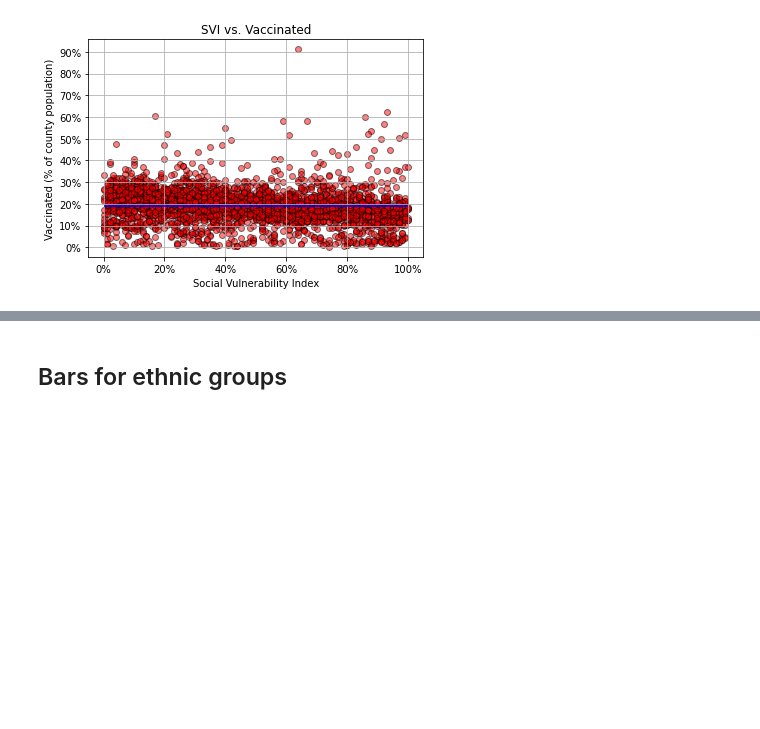
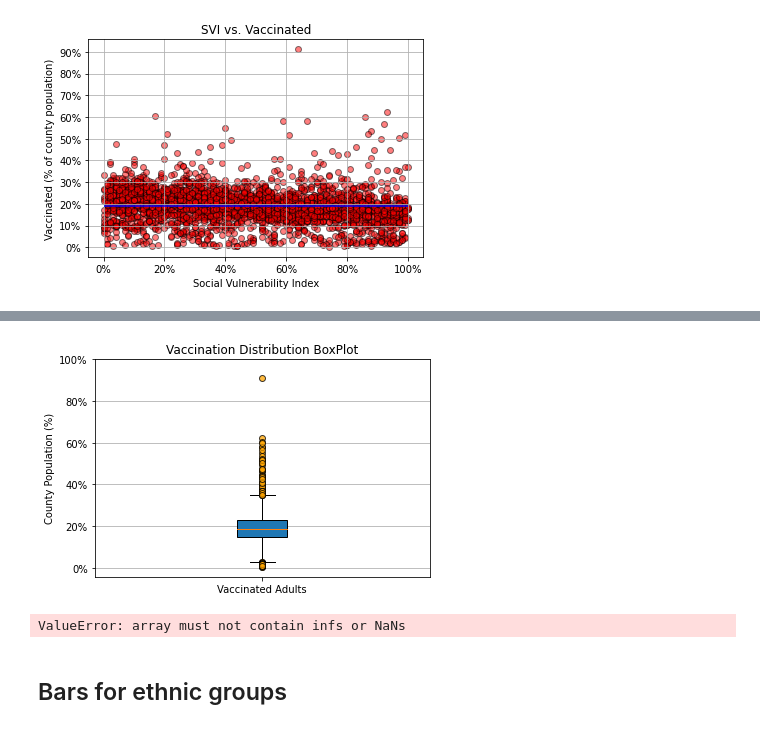
Before and after one commit to mgeffroy/P1-US-COVID-19-Vaccination-Campaign, a Jupyter notebook: P1.3_Scatter.ipynb, the cells around one changed output, grey strips where cells are left out. Drawn from its saved outputs; the diff is of its cells as text; code cells hidden in the pictures; blank space fills up the shorter version.

```diff
--- a/P1.3_Scatter.ipynb
+++ b/P1.3_Scatter.ipynb
@@ -414,0 +447,31 @@ plt.show()
+# %%
+x_values = scatter_df['Patients']
+y_values = scatter_df['Percent adults fully vaccinated against COVID-19']
+
+## BOX PLOT
+## Set Box Plot parameters
+outlier_style = dict(markerfacecolor='orange', marker='o', alpha=0.75)
+plt.boxplot(y_values, patch_artist=True, flierprops=outlier_style)
+
+# Give the chart a title and y label
+plt.title("Vaccination Distribution BoxPlot")
+plt.ylabel("County Population (%)")
+# Set x_axis properties
+plt.xticks([1],["Vaccinated Adults"])
+# Set y_axis properties
+y_ticks = [i/100 for i in range(0, 100+1, 20)]
+y_ticks_labels = [f'{i/100:.0%}' for i in range(0, 100+1, 20)]
+plt.yticks(y_ticks, y_ticks_labels, rotation=0)
+
+## Show grid
+plt.grid(axis='y')
+## Save plot
+plt.savefig("figures/vaccination_boxplot.png")
+## Show plot
+plt.show()
+# %% [output]
+[figure, added]
+# %%
+st.pearsonr(x_values.values, y_values.values)
+# %% [output]
+ValueError: array must not contain infs or NaNs
```
Also changed, not shown: parts of 13 cells of this notebook, 1 other file.
